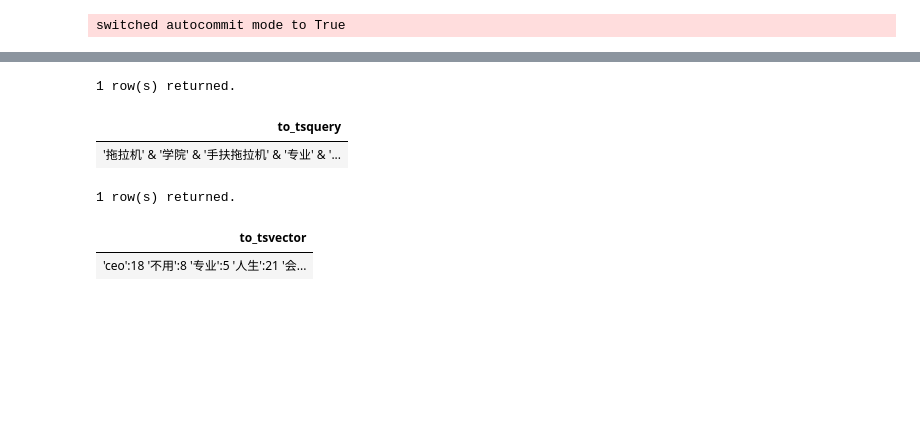
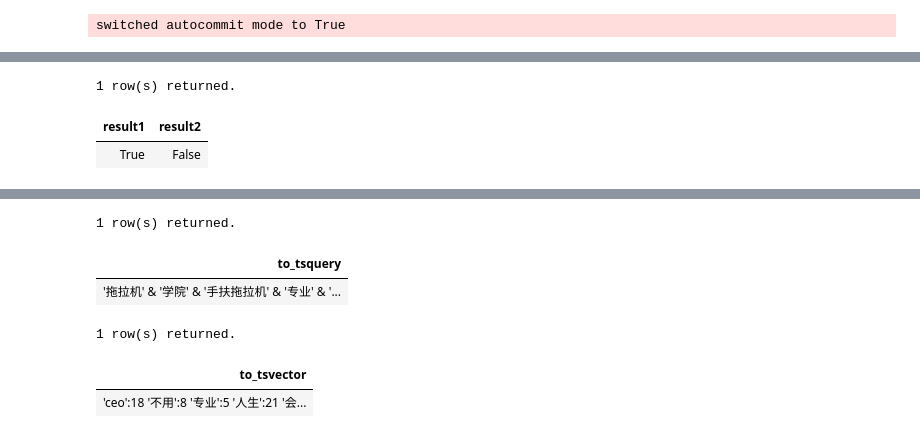
Before and after one commit to hsz1273327/TutorialForPostgreSQL, a Jupyter notebook: src/功能与特性/特色功能/全文搜索与模糊搜索.ipynb, the cells around one changed output, grey strips where cells are left out. Saved outputs shown, nothing was run; the diff lists cells and outputs as text; code cells hidden in the pictures; blank space fills up the shorter version.

```diff
--- a/src/功能与特性/特色功能/全文搜索与模糊搜索.ipynb
+++ b/src/功能与特性/特色功能/全文搜索与模糊搜索.ipynb
@@ -37,0 +45,6 @@ create extension pg_jieba;
+# %%
+select 'abc' ~ '(b|d)' as result1, 'abc' ~ '^(b|c)' as result2
+# %% [output]
+1 row(s) returned.
+| result1 | result2 |
+| True | False |
```
Also changed, not shown: parts of 35 cells of this notebook, 12 other files.
